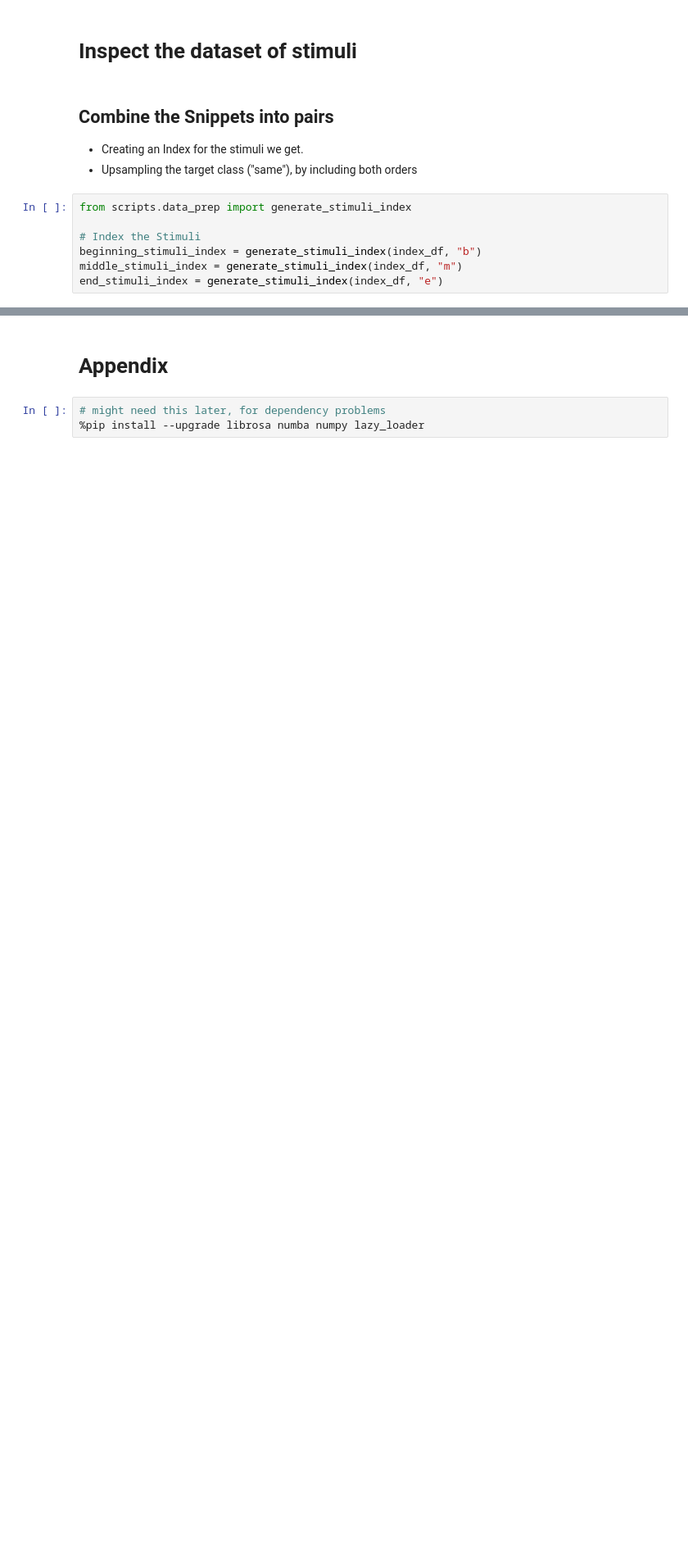
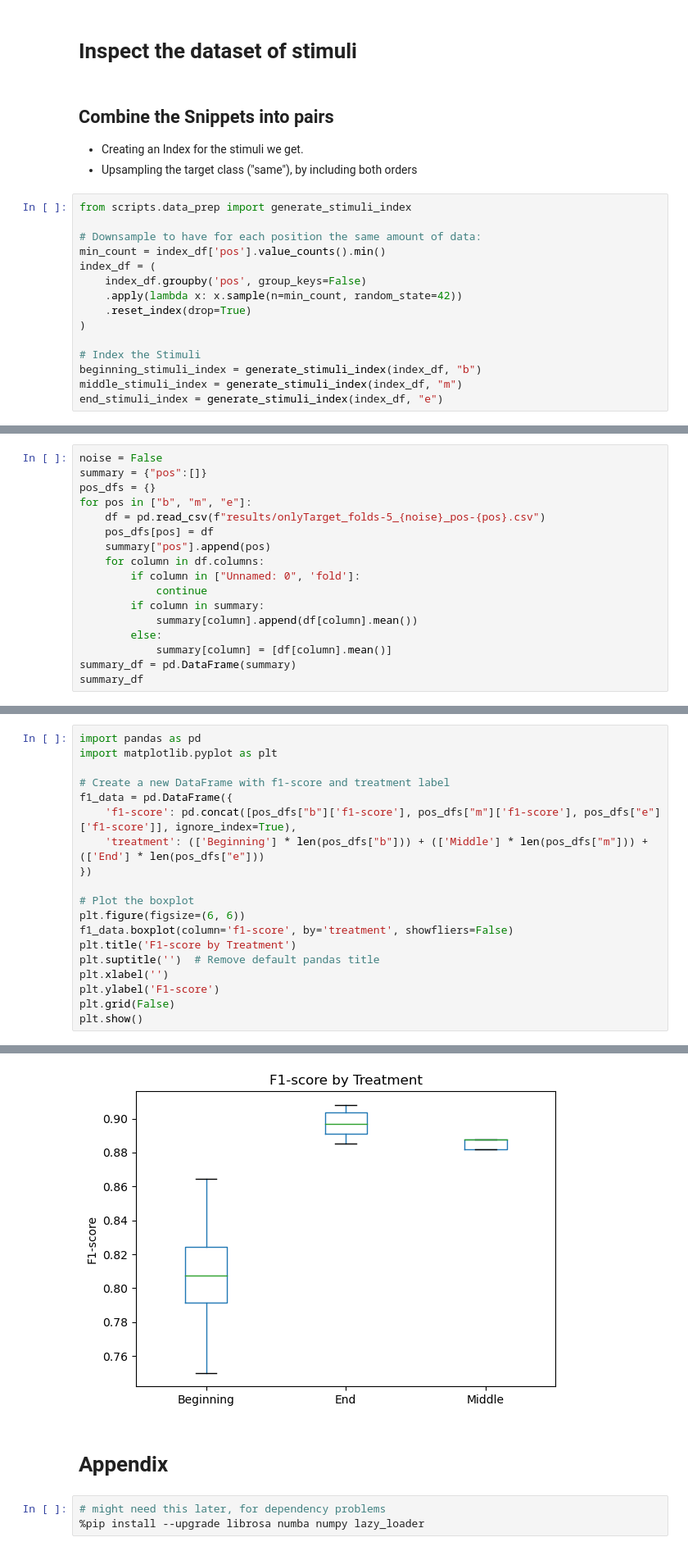
Before and after one commit to Boffl/MyTurn, a Jupyter notebook: data_inspection.ipynb, the cells around one changed output, grey strips where cells are left out. Shown: that part at 82% size. Cells and saved outputs as stored; diff of their text form; blank space fills up the shorter version.

Commit message:
Boxplot and Tables. AND: Rerun analysis with more balanced dataset

```diff
--- a/data_inspection.ipynb
+++ b/data_inspection.ipynb
@@ -50,6 +50,14 @@ plot_speaker_distr(index_df)
 - Upsampling the target class ("same"), by including both orders
 # %%
 from scripts.data_prep import generate_stimuli_index
+
+# Downsample to have for each position the same amount of data:
+min_count = index_df['pos'].value_counts().min()
+index_df = (
+    index_df.groupby('pos', group_keys=False)
+    .apply(lambda x: x.sample(n=min_count, random_state=42))
+    .reset_index(drop=True)
+)
 
 # Index the Stimuli
 beginning_stimuli_index = generate_stimuli_index(index_df, "b")
@@ -75,0 +105,17 @@ Name: speaker1, dtype: int64
+# %%
+noise = False
+summary = {"pos":[]}
+pos_dfs = {}
+for pos in ["b", "m", "e"]:
+    df = pd.read_csv(f"results/onlyTarget_folds-5_{noise}_pos-{pos}.csv")
+    pos_dfs[pos] = df
+    summary["pos"].append(pos)
+    for column in df.columns:
+        if column in ["Unnamed: 0", 'fold']:
+            continue
+        if column in summary:
+            summary[column].append(df[column].mean())
+        else:
+            summary[column] = [df[column].mean()]
+summary_df = pd.DataFrame(summary)
+summary_df
@@ -75,0 +127,20 @@ Name: speaker1, dtype: int64
+# %%
+import pandas as pd
+import matplotlib.pyplot as plt
+
+# Create a new DataFrame with f1-score and treatment label
+f1_data = pd.DataFrame({
+    'f1-score': pd.concat([pos_dfs["b"]['f1-score'], pos_dfs["m"]['f1-score'], pos_dfs["e"]['f1-score']], ignore_index=True),
+    'treatment': (['Beginning'] * len(pos_dfs["b"])) + (['Middle'] * len(pos_dfs["m"])) + (['End'] * len(pos_dfs["e"]))
+})
+
+# Plot the boxplot
+plt.figure(figsize=(6, 6))
+f1_data.boxplot(column='f1-score', by='treatment', showfliers=False)
+plt.title('F1-score by Treatment')
+plt.suptitle('')  # Remove default pandas title
+plt.xlabel('')
+plt.ylabel('F1-score')
+plt.grid(False)
+plt.show()
+# %% [output]
@@ -76,3 +148,4 @@ Name: speaker1, dtype: int64
+[figure, added]
 # %% [markdown]
 # Appendix
 # %%
```
Also changed, not shown: parts of 8 cells of this notebook, 37 other files.
